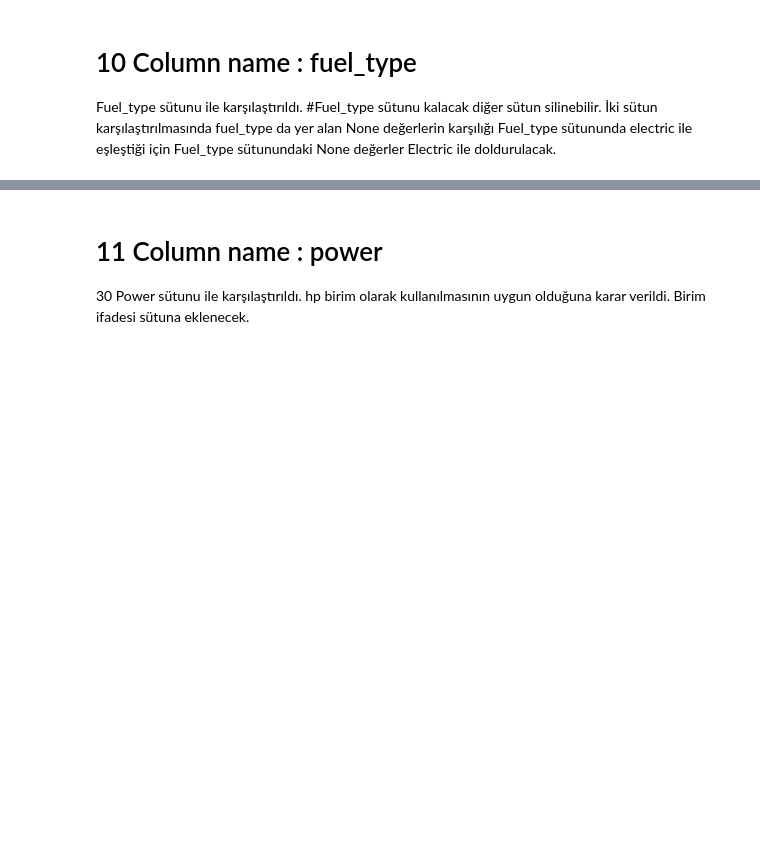
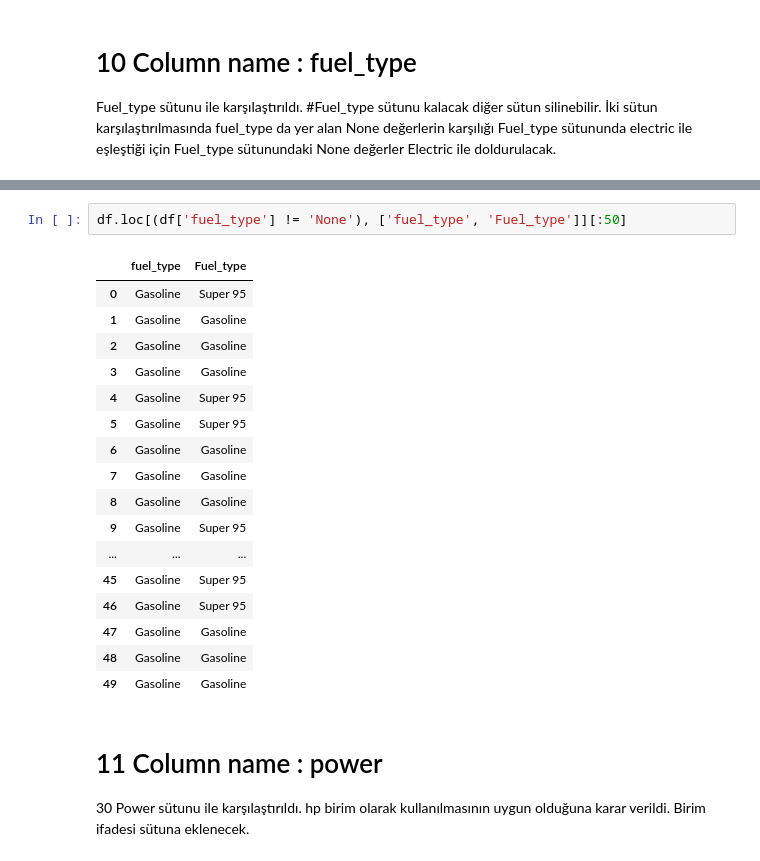
Before and after one commit to Nueseybe/Team2Project-4, a Jupyter notebook: main.ipynb, the cells around one changed output, grey strips where cells are left out. Drawn from its saved outputs; the diff is of its cells as text; blank space fills up the shorter version.

```diff
--- a/main.ipynb
+++ b/main.ipynb
@@ -454,3 +449,23 @@ Name: Fuel_type, dtype: int64
+# %%
+df.loc[(df['fuel_type'] != 'None'), ['fuel_type', 'Fuel_type']][:50]
+# %% [output]
+|  | fuel_type | Fuel_type |
+| 0 | Gasoline | Super 95 |
+| 1 | Gasoline | Gasoline |
+| 2 | Gasoline | Gasoline |
+| 3 | Gasoline | Gasoline |
+| 4 | Gasoline | Super 95 |
+| 5 | Gasoline | Super 95 |
+| 6 | Gasoline | Gasoline |
+| 7 | Gasoline | Gasoline |
+| 8 | Gasoline | Gasoline |
+| 9 | Gasoline | Super 95 |
+| ... | ... | ... |
+| 45 | Gasoline | Super 95 |
+| 46 | Gasoline | Super 95 |
+| 47 | Gasoline | Gasoline |
+| 48 | Gasoline | Gasoline |
+| 49 | Gasoline | Gasoline |
 # %% [markdown]
 # 11 Column name : power
 30 Power sütunu ile karşılaştırıldı. hp birim olarak kullanılmasının uygun olduğuna karar verildi. Birim ifadesi sütuna eklenecek.
```
Also changed, not shown: parts of 33 cells of this notebook.
